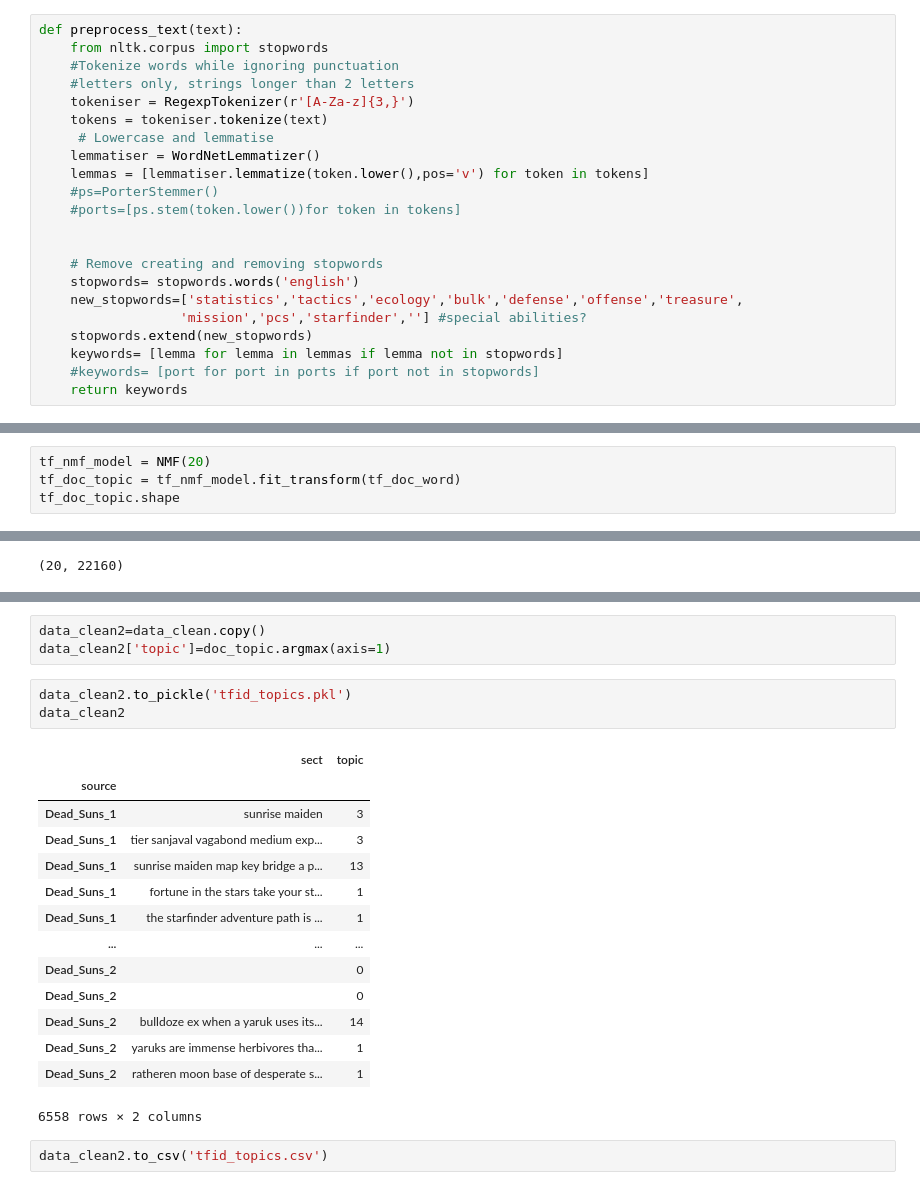
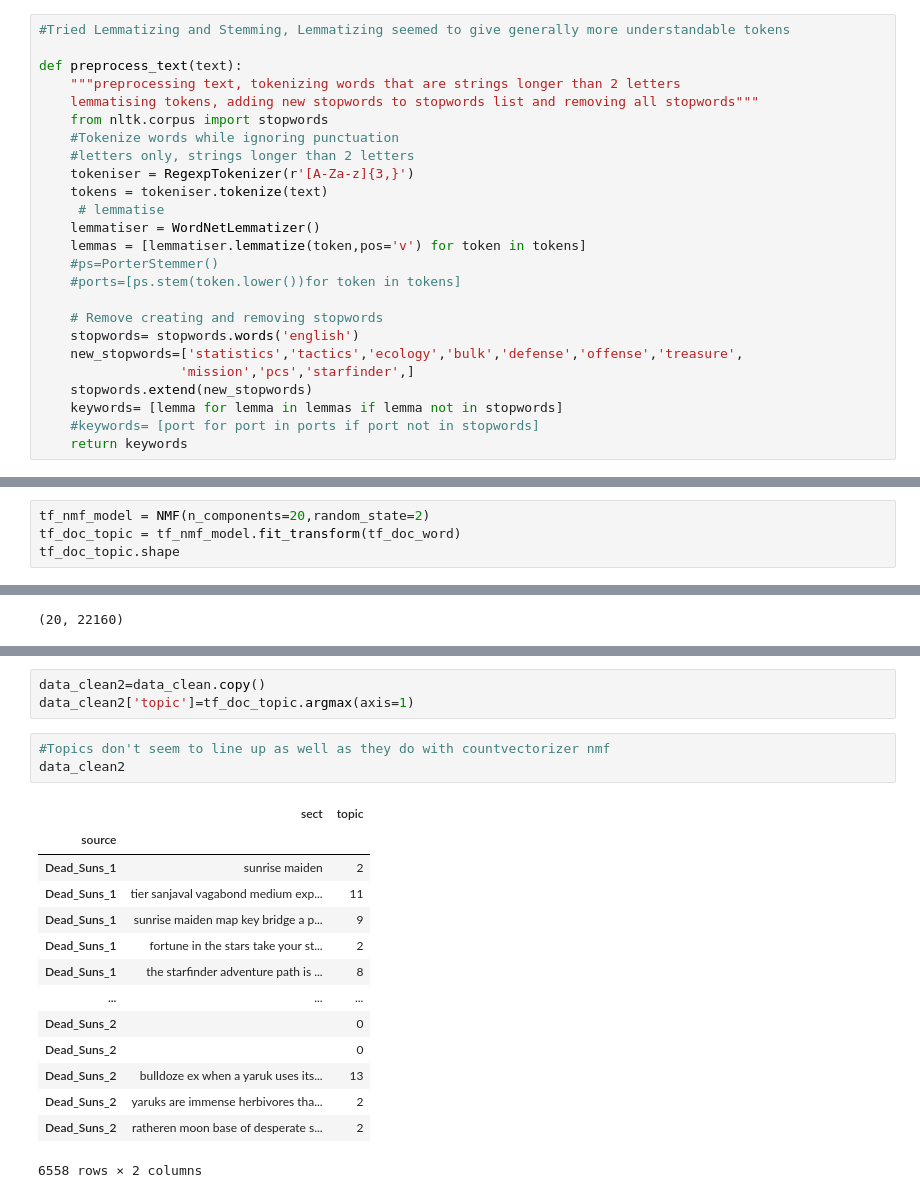
Before and after one commit to Jilliane1993/Starfinder_NLP, a Jupyter notebook: Starfinder_section_topic_modeling.ipynb, the cells around one changed output, grey strips where cells are left out. Saved outputs shown, nothing was run; the diff lists cells and outputs as text.

Commit message:
cleaned up notebook, named entity recognition

```diff
--- a/Starfinder_section_topic_modeling.ipynb
+++ b/Starfinder_section_topic_modeling.ipynb
@@ -71,23 +71,26 @@ data_clean
 | Dead_Suns_2 | ratheren moon base of desperate s... |
 6558 rows × 1 columns
 # %%
+#Tried Lemmatizing and Stemming, Lemmatizing seemed to give generally more understandable tokens
+
 def preprocess_text(text):
+    """preprocessing text, tokenizing words that are strings longer than 2 letters
+    lemmatising tokens, adding new stopwords to stopwords list and removing all stopwords"""
     from nltk.corpus import stopwords
     #Tokenize words while ignoring punctuation
     #letters only, strings longer than 2 letters
     tokeniser = RegexpTokenizer(r'[A-Za-z]{3,}')
     tokens = tokeniser.tokenize(text)
-     # Lowercase and lemmatise
+     # lemmatise
     lemmatiser = WordNetLemmatizer()
-    lemmas = [lemmatiser.lemmatize(token.lower(),pos='v') for token in tokens]
+    lemmas = [lemmatiser.lemmatize(token,pos='v') for token in tokens]
     #ps=PorterStemmer()
     #ports=[ps.stem(token.lower())for token in tokens]
-
 
     # Remove creating and removing stopwords
     stopwords= stopwords.words('english')
     new_stopwords=['statistics','tactics','ecology','bulk','defense','offense','treasure',
-                  'mission','pcs','starfinder',''] #special abilities?
+                  'mission','pcs','starfinder',]
     stopwords.extend(new_stopwords)
     keywords= [lemma for lemma in lemmas if lemma not in stopwords]
     #keywords= [port for port in ports if port not in stopwords]
@@ -253,7 +294,7 @@ tf_dtm
 | Dead_Suns_2 | 0.0 | 0.0 | 0.0 | 0.0 | 0.0 | 0.0 | 0.0 | 0.0 | 0.0 | 0.0 | ... |
 6558 rows × 22160 columns
 # %%
-tf_nmf_model = NMF(20)
+tf_nmf_model = NMF(n_components=20,random_state=2)
 tf_doc_topic = tf_nmf_model.fit_transform(tf_doc_word)
 tf_doc_topic.shape
 # %% [output]
@@ -312,24 +351,22 @@ pd.Series(tf_doc_cluster).value_counts()
 dtype: int64
 # %%
 data_clean2=data_clean.copy()
-data_clean2['topic']=doc_topic.argmax(axis=1)
+data_clean2['topic']=tf_doc_topic.argmax(axis=1)
 # %%
-data_clean2.to_pickle('tfid_topics.pkl')
+#Topics don't seem to line up as well as they do with countvectorizer nmf
 data_clean2
 # %% [output]
 |  | sect | topic |
 | source |  |  |
-| Dead_Suns_1 | sunrise maiden | 3 |
-| Dead_Suns_1 | tier sanjaval vagabond medium exp... | 3 |
-| Dead_Suns_1 | sunrise maiden map key bridge a p... | 13 |
-| Dead_Suns_1 | fortune in the stars take your st... | 1 |
-| Dead_Suns_1 | the starfinder adventure path is ... | 1 |
+| Dead_Suns_1 | sunrise maiden | 2 |
+| Dead_Suns_1 | tier sanjaval vagabond medium exp... | 11 |
+| Dead_Suns_1 | sunrise maiden map key bridge a p... | 9 |
+| Dead_Suns_1 | fortune in the stars take your st... | 2 |
+| Dead_Suns_1 | the starfinder adventure path is ... | 8 |
 | ... | ... | ... |
 | Dead_Suns_2 |  | 0 |
 | Dead_Suns_2 |  | 0 |
-| Dead_Suns_2 | bulldoze ex when a yaruk uses its... | 14 |
-| Dead_Suns_2 | yaruks are immense herbivores tha... | 1 |
-| Dead_Suns_2 | ratheren moon base of desperate s... | 1 |
+| Dead_Suns_2 | bulldoze ex when a yaruk uses its... | 13 |
+| Dead_Suns_2 | yaruks are immense herbivores tha... | 2 |
+| Dead_Suns_2 | ratheren moon base of desperate s... | 2 |
 6558 rows × 2 columns
-# %%
-data_clean2.to_csv('tfid_topics.csv')
```
Also changed, not shown: parts of 18 cells of this notebook, 1 other file.
